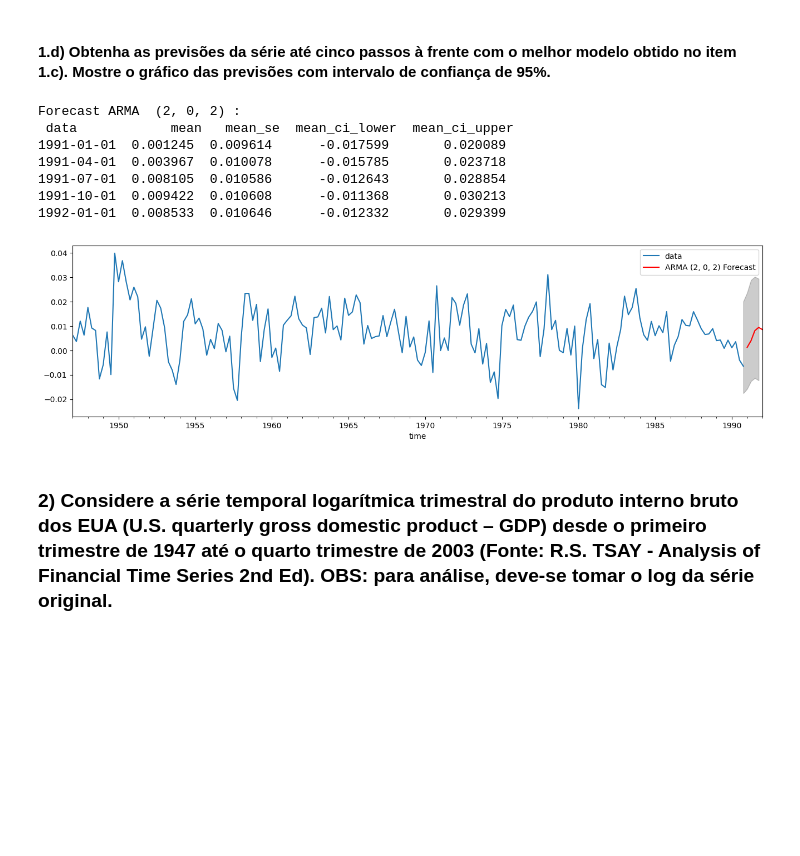
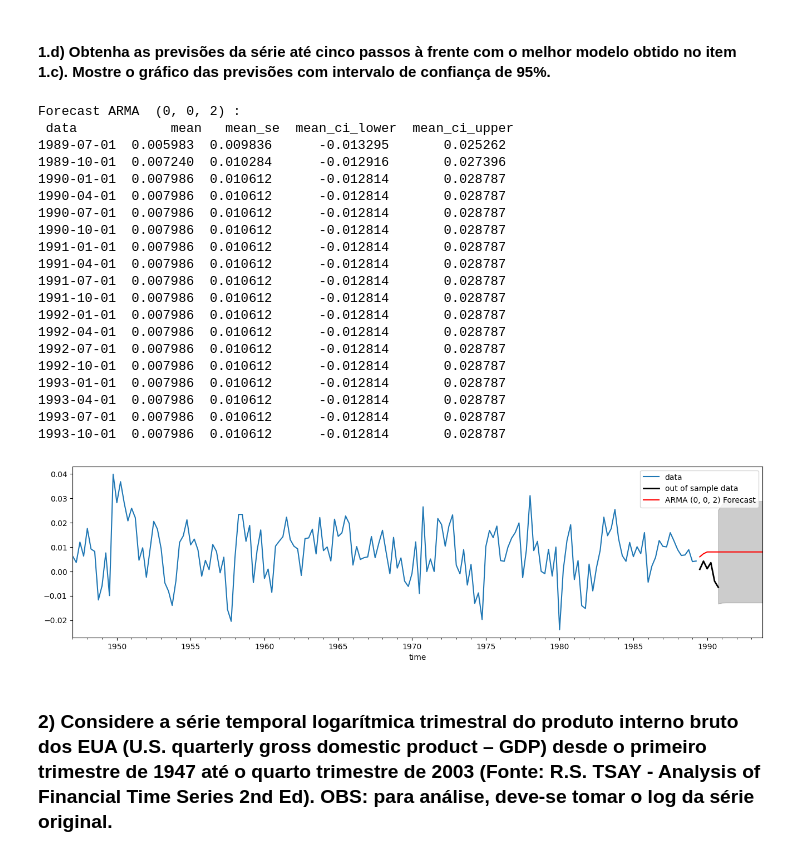
Before and after one commit to FerPapi/fineng-mba-usp, a Jupyter notebook: time_series/lista2_TS_fernando_papi.ipynb, the cells around one changed output. Cells and saved outputs as stored; diff of their text form; code cells hidden in the pictures; blank space fills up the shorter version.

```diff
--- a/time_series/lista2_TS_fernando_papi.ipynb
+++ b/time_series/lista2_TS_fernando_papi.ipynb
@@ -67,2 +71,6 @@ plt.show()
 # %% [markdown]
 #### 1.c) Gere, com os dados da série, modelos ARMA(p, q), p = 0, 1, 2, 3 ; q = 0, 1, 2, 3, exceto com p = q = 0. Faça uma tabela com os 15 valores encontrados, considerando o p-value do teste de independência do resíduo do modelo e o critério AICc. Com base na tabela, escolha o melhor modelo dentre os testados. Faça a análise gráfica do resultado.
+# %%
+from sklearn.model_selection import train_test_split
+gnp_train, gnp_test = train_test_split(gnp, test_size=0.1/3, shuffle=False)
+gnp_test
@@ -142,33 +163,47 @@ Name: lb_pvalue, dtype: float64
 # %% [markdown]
 #### 1.d) Obtenha as previsões da série até cinco passos à frente com o melhor modelo obtido no item 1.c). Mostre o gráfico das previsões com intervalo de confiança de 95%.
 # %%
-indice_5_frente = pd.date_range(gnp.data.index[-1], freq="Q", periods = 5) #Índice temporal para as previsões
+indice_5_frente = pd.date_range(gnp.data.index[-1], freq="Q", periods = 18) #Índice temporal para as previsões
 
-#fcast_BEST_ARMA = res_BEST_ARMA.forecast(5)
-fcast_BEST_ARMA = res_BEST_ARMA.get_forecast(5)
+fcast_BEST_ARMA = res_BEST_ARMA.get_forecast(18)
 fcast_BEST_ARMA_mean = fcast_BEST_ARMA.summary_frame(alpha=0.05)['mean']
 fcast_BEST_ARMA_low = fcast_BEST_ARMA.summary_frame(alpha=0.05)['mean_ci_lower']
 fcast_BEST_ARMA_up = fcast_BEST_ARMA.summary_frame(alpha=0.05)['mean_ci_upper']
 fcast_BEST_ARMA_mean = fcast_BEST_ARMA_mean.rename('ARMA '+str(BEST_param)+' Forecast')
 
 ## Imprime as previsões
 print(f'Forecast ARMA ',BEST_param, ':\n',fcast_BEST_ARMA.summary_frame(alpha=0.05),'\n')
 
 ## Gráficos das previsões
-fig, ax = py.subplots(1,1,figsize=(16,4))
-gnp.data.plot(ax=ax, legend=True)
+fig, ax = plt.subplots(1,1,figsize=(16,4))
+gnp_train.data.plot(ax=ax, legend=True)
+gnp_test.data.plot(ax=ax, color='k', lw=2, label='out of sample data', legend=True)
+
 fcast_BEST_ARMA_mean.plot(ax=ax,color='red', legend=True)
 ax.fill_between(indice_5_frente, fcast_BEST_ARMA_low, fcast_BEST_ARMA_up, color='k',alpha=0.2);
-py.show()
+plt.show()
 # %% [output]
-Forecast ARMA  (2, 0, 2) :
+Forecast ARMA  (0, 0, 2) :
  data            mean   mean_se  mean_ci_lower  mean_ci_upper
-1991-01-01  0.001245  0.009614      -0.017599       0.020089
-1991-04-01  0.003967  0.010078      -0.015785       0.023718
-1991-07-01  0.008105  0.010586      -0.012643       0.028854
-1991-10-01  0.009422  0.010608      -0.011368       0.030213
-1992-01-01  0.008533  0.010646      -0.012332       0.029399
+1989-07-01  0.005983  0.009836      -0.013295       0.025262
+1989-10-01  0.007240  0.010284      -0.012916       0.027396
+1990-01-01  0.007986  0.010612      -0.012814       0.028787
+1990-04-01  0.007986  0.010612      -0.012814       0.028787
+1990-07-01  0.007986  0.010612      -0.012814       0.028787
+1990-10-01  0.007986  0.010612      -0.012814       0.028787
+1991-01-01  0.007986  0.010612      -0.012814       0.028787
+1991-04-01  0.007986  0.010612      -0.012814       0.028787
+1991-07-01  0.007986  0.010612      -0.012814       0.028787
+1991-10-01  0.007986  0.010612      -0.012814       0.028787
+1992-01-01  0.007986  0.010612      -0.012814       0.028787
+1992-04-01  0.007986  0.010612      -0.012814       0.028787
+1992-07-01  0.007986  0.010612      -0.012814       0.028787
+1992-10-01  0.007986  0.010612      -0.012814       0.028787
+1993-01-01  0.007986  0.010612      -0.012814       0.028787
+1993-04-01  0.007986  0.010612      -0.012814       0.028787
+1993-07-01  0.007986  0.010612      -0.012814       0.028787
+1993-10-01  0.007986  0.010612      -0.012814       0.028787
-[figure, old version]
+[figure, new version]
 # %% [markdown]
 ### 2) Considere a série temporal logarítmica trimestral do produto interno bruto dos EUA (U.S. quarterly gross domestic product – GDP) desde o primeiro trimestre de 1947 até o quarto trimestre de 2003 (Fonte: R.S. TSAY - Analysis of Financial Time Series 2nd Ed). OBS: para análise, deve-se tomar o log da série original.
 # %%
```
Also changed, not shown: parts of 6 cells of this notebook.
